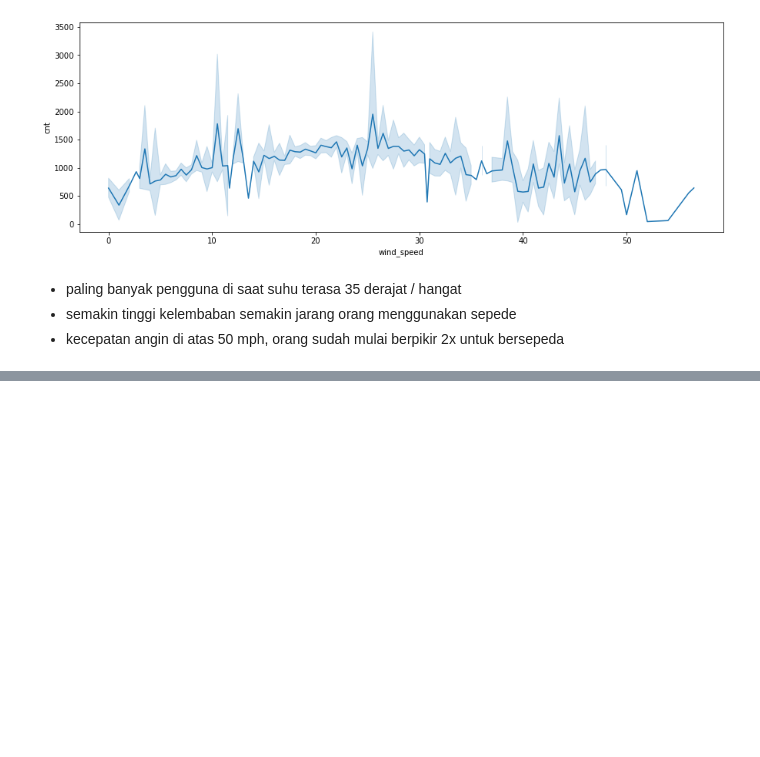
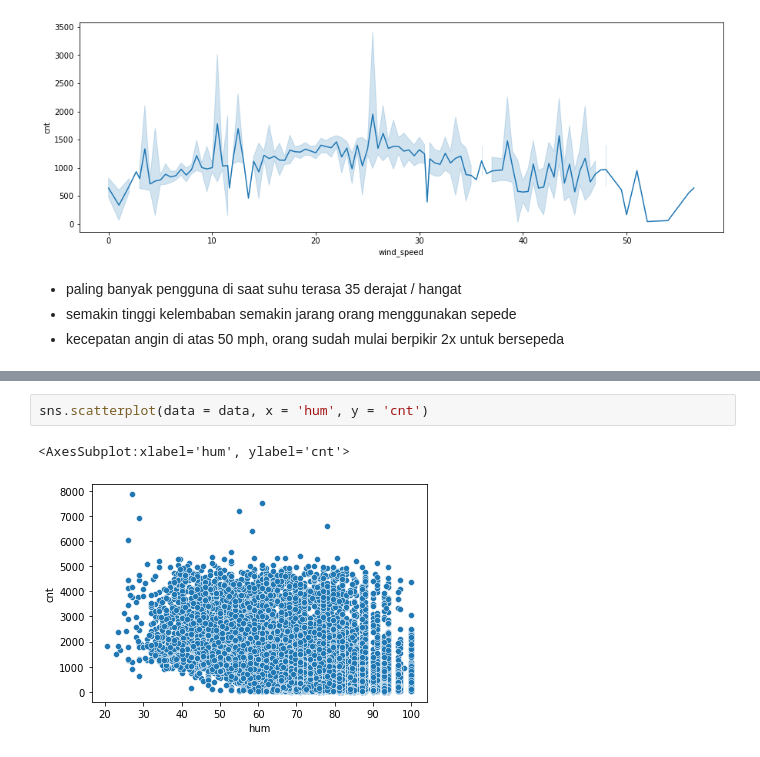
Before and after one commit to royandhika/london_bike_share, a Jupyter notebook: bike_share.ipynb, the cells around one changed output, grey strips where cells are left out. Cells and saved outputs as stored; diff of their text form; blank space fills up the shorter version.

```diff
--- a/bike_share.ipynb
+++ b/bike_share.ipynb
@@ -253,0 +253,5 @@ sns.lineplot(x='wind_speed', y='cnt', data = data)
+# %%
+sns.scatterplot(data = data, x = 'hum', y = 'cnt')
+# %% [output]
+<AxesSubplot:xlabel='hum', ylabel='cnt'>
+[figure, added]
```
Also changed, not shown: parts of 5 cells of this notebook.
